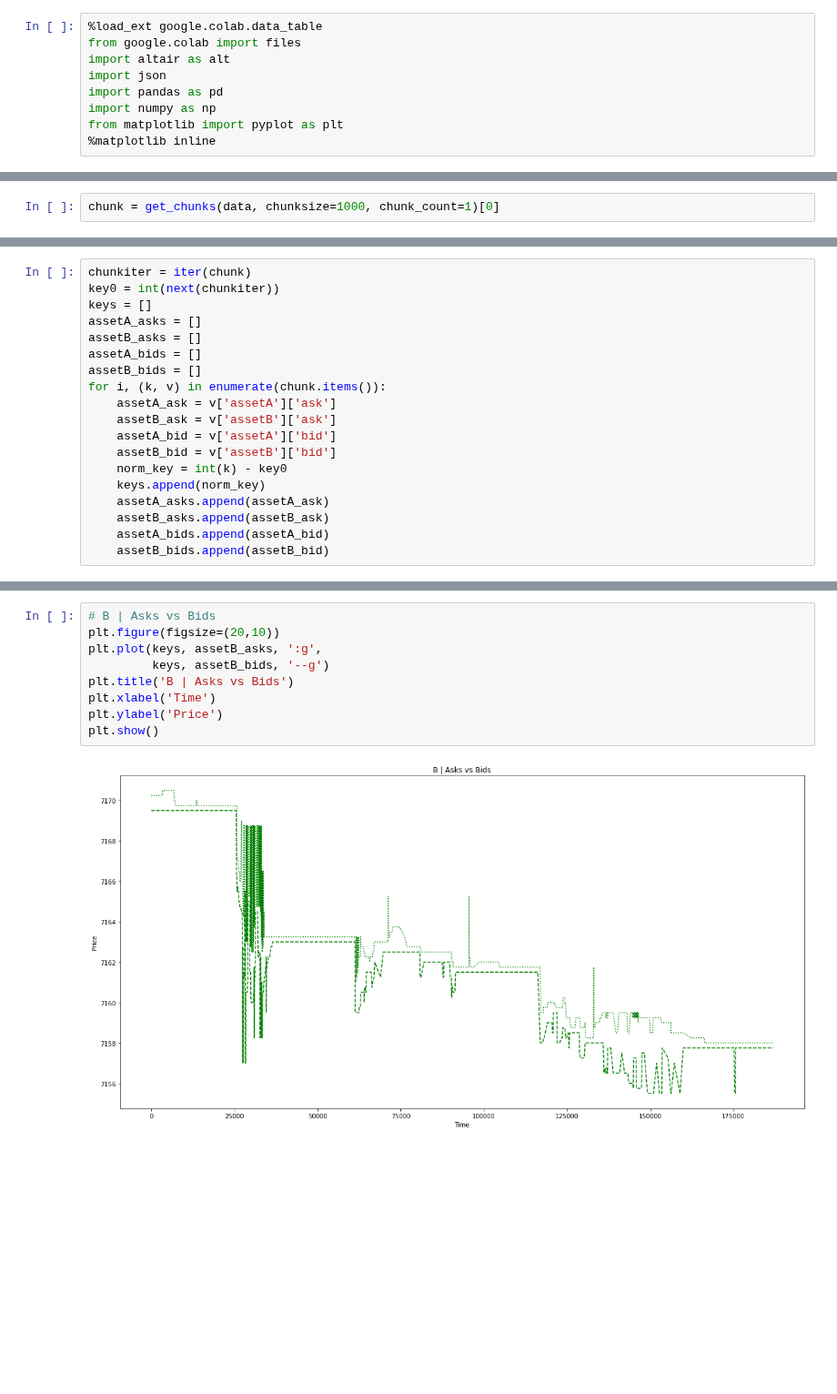
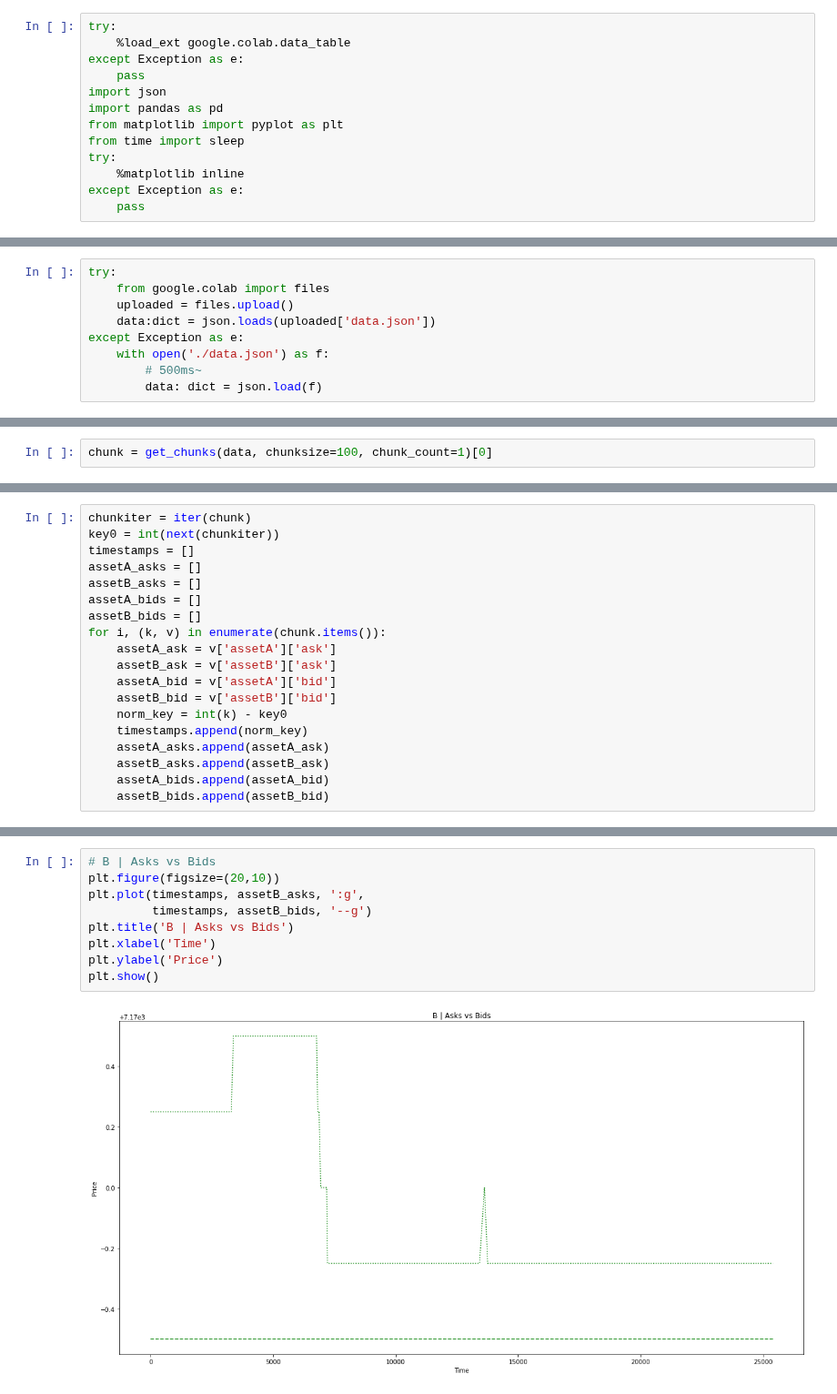
Before and after one commit to giladbarnea/scratches, a Jupyter notebook: efficient-frontier/home-task/algo-home-task/efficient_frontier_scratch.ipynb, the cells around one changed output, grey strips where cells are left out. Shown at 91% size. Cells and saved outputs as stored; diff of their text form; blank space fills up the shorter version.

Commit message:
efficient-frontier data-trunc

```diff
--- a/efficient-frontier/home-task/algo-home-task/efficient_frontier_scratch.ipynb
+++ b/efficient-frontier/home-task/algo-home-task/efficient_frontier_scratch.ipynb
@@ -3,9 +1,13 @@
 # %%
-%load_ext google.colab.data_table
-from google.colab import files
-import altair as alt
+try:
+    %load_ext google.colab.data_table
+except Exception as e:
+    pass
 import json
 import pandas as pd
-import numpy as np
 from matplotlib import pyplot as plt
-%matplotlib inline
+from time import sleep
+try:
+    %matplotlib inline
+except Exception as e:
+    pass
@@ -17 +14,10 @@ uploaded = files.upload()
+# %%
+try:
+    from google.colab import files
+    uploaded = files.upload()
+    data:dict = json.loads(uploaded['data.json'])
+except Exception as e:
+    with open('./data.json') as f:
+        # 500ms~
+        data: dict = json.load(f)
 # %%
@@ -64,2 +57,2 @@ stocks
 # %%
-chunk = get_chunks(data, chunksize=1000, chunk_count=1)[0]
+chunk = get_chunks(data, chunksize=100, chunk_count=1)[0]
@@ -66,7 +77,7 @@ chunk = get_chunks(data, chunksize=1000, chunk_count=1)[0]
 # %%
 chunkiter = iter(chunk)
 key0 = int(next(chunkiter))
-keys = []
+timestamps = []
 assetA_asks = []
 assetB_asks = []
 assetA_bids = []
@@ -77,7 +88,7 @@ for i, (k, v) in enumerate(chunk.items()):
     assetA_bid = v['assetA']['bid']
     assetB_bid = v['assetB']['bid']
     norm_key = int(k) - key0
-    keys.append(norm_key)
+    timestamps.append(norm_key)
     assetA_asks.append(assetA_ask)
     assetB_asks.append(assetB_ask)
     assetA_bids.append(assetA_bid)
@@ -118,12 +149,12 @@ plt.show()
 # %%
 # B | Asks vs Bids
 plt.figure(figsize=(20,10))
-plt.plot(keys, assetB_asks, ':g',
-         keys, assetB_bids, '--g')
+plt.plot(timestamps, assetB_asks, ':g',
+         timestamps, assetB_bids, '--g')
 plt.title('B | Asks vs Bids')
 plt.xlabel('Time')
 plt.ylabel('Price')
 plt.show()
 # %% [output]
-[figure, old version]
+[figure, new version]
 # %%
```
Also changed, not shown: parts of 20 cells of this notebook, 4 other files.
